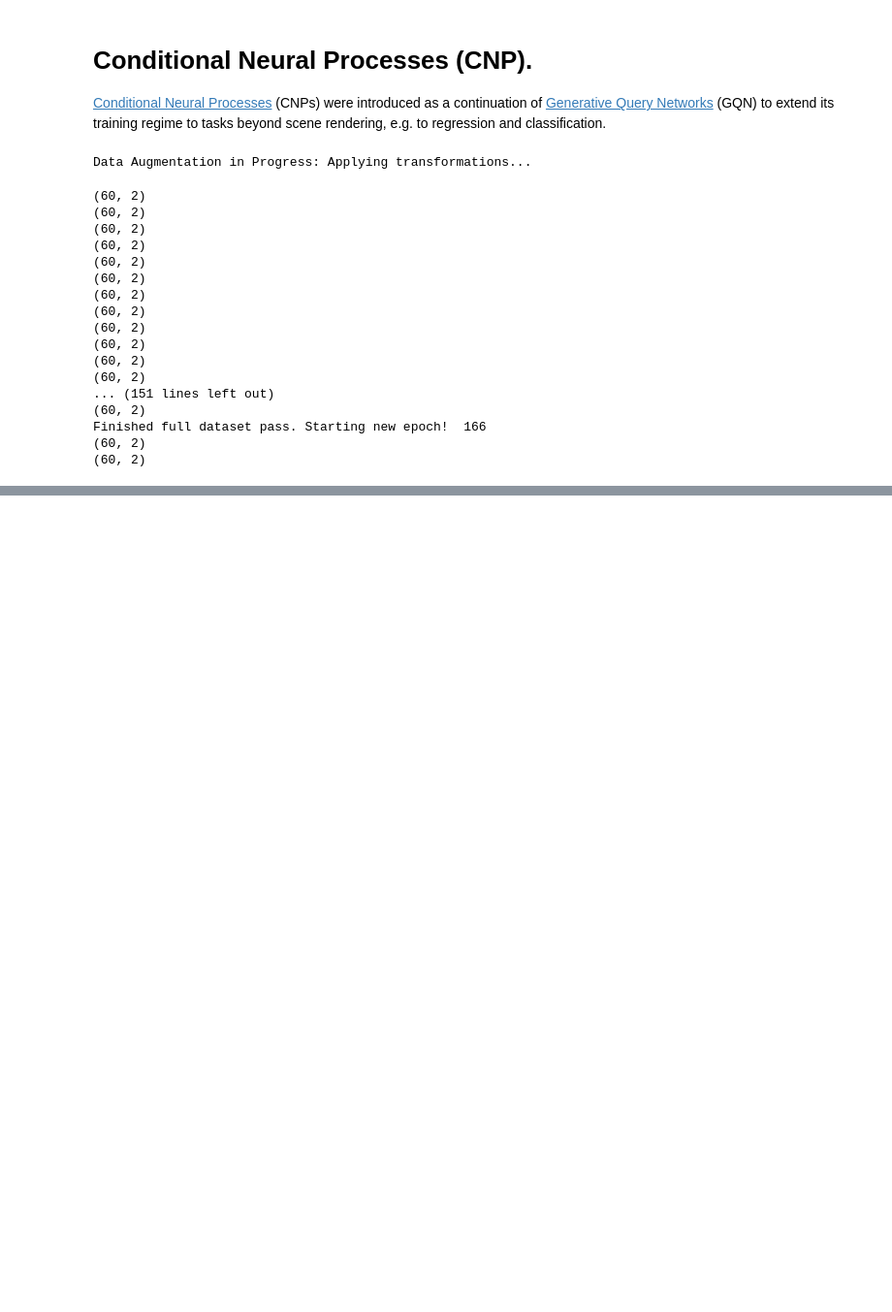
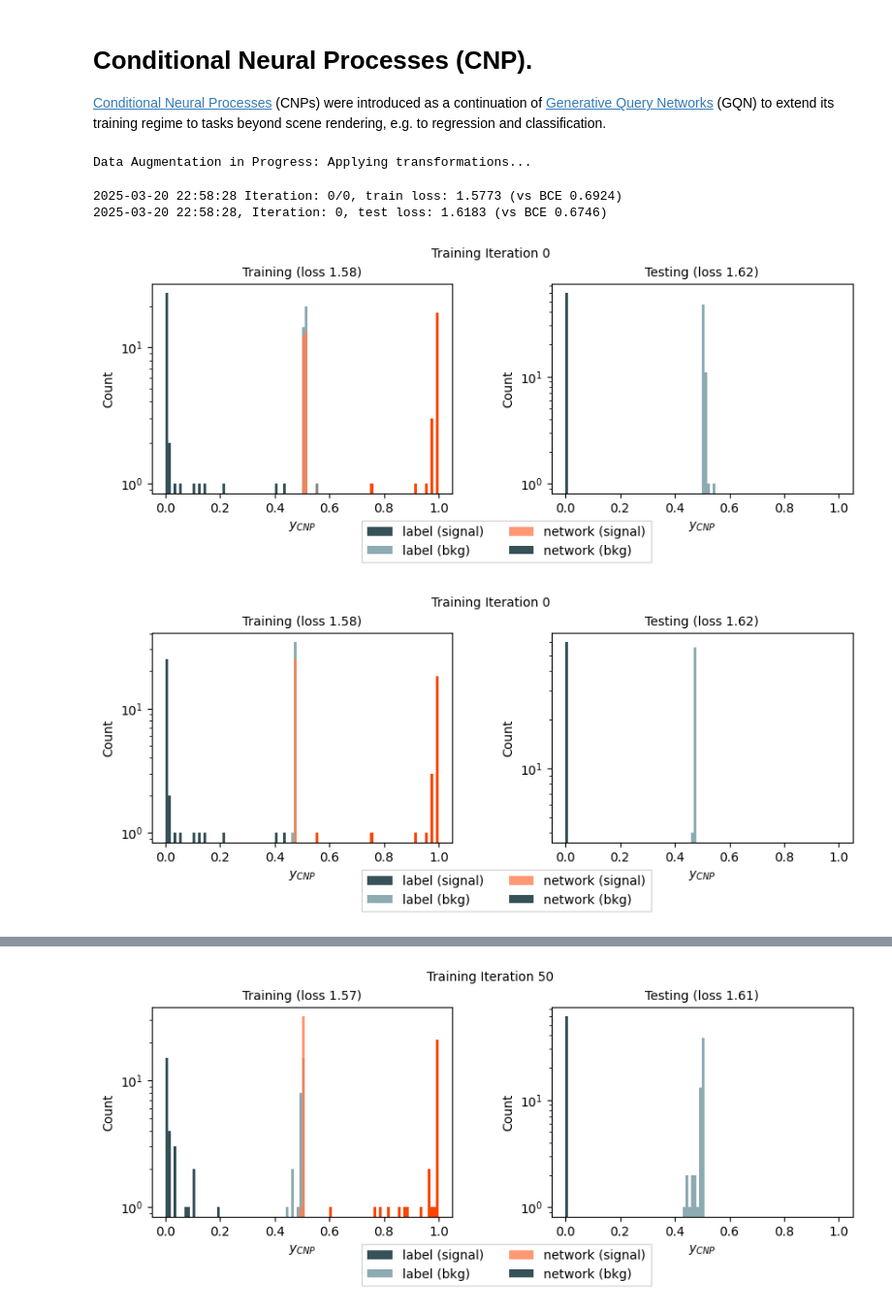
Before and after one commit to brianzliu/resum-coherent, a Jupyter notebook: examples/conditional_neural_process_training.ipynb, the cells around one changed output, grey strips where cells are left out. Shown: that part at 97% size. Saved outputs shown, nothing was run; the diff lists cells and outputs as text; code cells hidden in the pictures; blank space fills up the shorter version.

```diff
--- a/examples/conditional_neural_process_training.ipynb
+++ b/examples/conditional_neural_process_training.ipynb
@@ -59,10 +59,10 @@ for it_epoch in range(TRAINING_EPOCHS):
     dataset_train.set_loader()
     dataloader_train = dataset_train.dataloader
 
-    #dataset_test = DataGeneration(mode = "training", config_file=config_file, path_to_files=config_file["path_settings"]["path_to_training_files"], use_data_augmentation=False, batch_size=BATCH_SIZE)
-    #dataset_test.set_loader()
-    #dataloader_test = dataset_test.dataloader
-    #data_iter = iter(dataloader_test)
+    dataset_test = DataGeneration(mode = "training", config_file=config_file, path_to_files=config_file["path_settings"]["path_to_training_files"], use_data_augmentation=False, batch_size=BATCH_SIZE)
+    dataset_test.set_loader()
+    dataloader_test = dataset_test.dataloader
+    data_iter = iter(dataloader_test)
     it_batch = 0
 
     for b, batch in enumerate(dataloader_train):
@@ -81,55 +81,40 @@ for it_epoch in range(TRAINING_EPOCHS):
         optimizer.zero_grad()
 
         #if max(mu[0].detach().numpy()) <= 1 and min(mu[0].detach().numpy()) >= 0:
         loss_bce = bce(mu, batch_formated.target_y)
         #else:
         #    loss_bce = -1.
 
         mu=mu[0].detach().numpy()
-        print(mu.shape)
-        print(loss_bce)
-        """
+
         if it_batch % 50 == 0:
             print('{} Iteration: {}/{}, train loss: {:.4f} (vs BCE {:.4f})'.format(datetime.datetime.now().strftime("%Y-%m-%d %H:%M:%S"),it_epoch, it_batch,loss, loss_bce))
             batch_testing = next(data_iter)
             batch_formated_test=dataset_train.format_batch_for_cnp(batch_testing,config_file["cnp_settings"]["context_is_subset"] )
 
             log_prob_testing, mu_testing, _ = model(batch_formated_test.query, batch_formated_test.target_y)
             loss_testing = -log_prob_testing.mean()
             test_idx+=1
 
-            if max(mu_testing[0].detach().numpy()) <= 1 and min(mu_testing[0].detach().numpy()) >= 0:
-                loss_bce_testing = bce(mu_testing,  batch_formated_test.target_y)
-            else:
-                loss_bce_testing = -1.
+            #if max(mu_testing[0].detach().numpy()) <= 1 and min(mu_testing[0].detach().numpy()) >= 0:
+            loss_bce_testing = bce(mu_testing,  batch_formated_test.target_y)
+            #else:
+            #    loss_bce_testing = -1.
 
             mu_testing=mu_testing[0].detach().numpy()
             print("{}, Iteration: {}, test loss: {:.4f} (vs BCE {:.4f})".format(datetime.datetime.now().strftime("%Y-%m-%d %H:%M:%S"), it_batch, loss_testing, loss_bce_testing))
             if y_size ==1:
                 fig = plotting.plot(mu, batch_formated_test.target_y[0].detach().numpy(), f'{loss:.2f}', mu_testing, batch_formated_test.target_y[0].detach().numpy(), f'{loss_testing:.2f}', it_batch)
             else:
                 for k in range(y_size):
                     fig = plotting.plot(mu[:,k], batch_formated.target_y[0].detach().numpy()[:,k], f'{loss:.2f}', mu_testing[:,k], batch_formated_test.target_y[0].detach().numpy()[:,k], f'{loss_testing:.2f}', it_batch)
-        """
+
         it_batch+=1
 
 torch.save(model.state_dict(), f'{path_out}/{f_out}_model.pth')
 # %% [output]
 Data Augmentation in Progress: Applying transformations...
-(60, 2)
-(60, 2)
-(60, 2)
-(60, 2)
-(60, 2)
-(60, 2)
-(60, 2)
-(60, 2)
-(60, 2)
-(60, 2)
-(60, 2)
-(60, 2)
-... (151 lines left out)
-(60, 2)
-Finished full dataset pass. Starting new epoch!  166
-(60, 2)
-(60, 2)
+2025-03-20 22:58:28 Iteration: 0/0, train loss: 1.5773 (vs BCE 0.6924)
+2025-03-20 22:58:28, Iteration: 0, test loss: 1.6183 (vs BCE 0.6746)
+[figure, added]
+[figure, added]
@@ -135,0 +123 @@ Finished full dataset pass. Starting new epoch!  166
+[figure, added]
```
Also changed, not shown: parts of 1 cell of this notebook, 11 other files.
